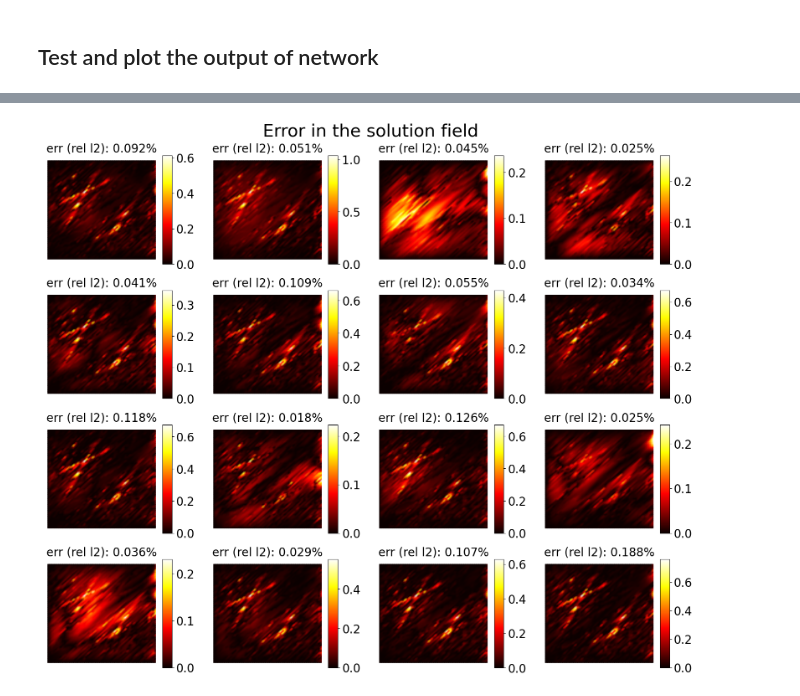
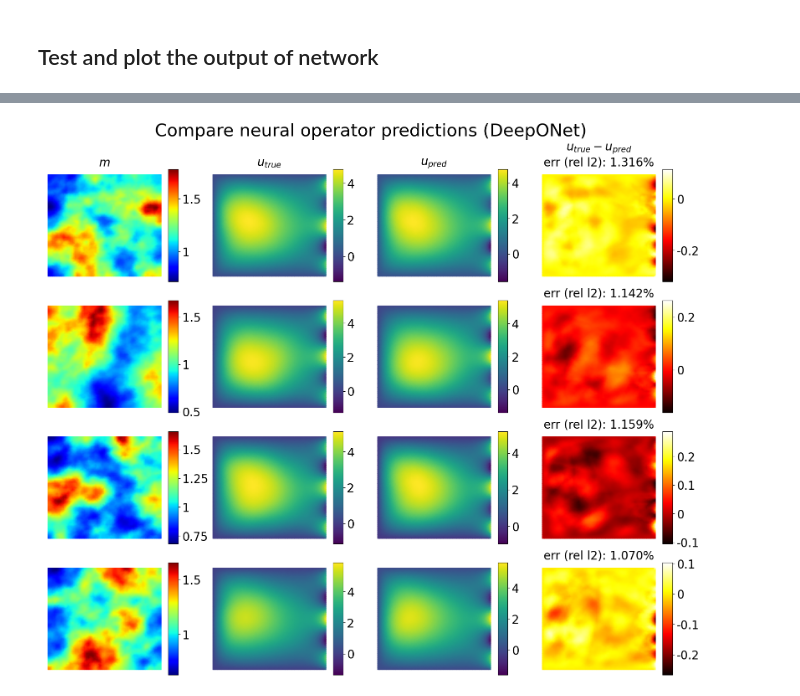
Before and after one commit to CEADpx/neural_operators, a Jupyter notebook: problems/poisson/DeepONet/method2.ipynb, the cells around one changed output, grey strips where cells are left out. Cells and saved outputs as stored; diff of their text form; code cells hidden in the pictures.

```diff
--- a/problems/poisson/DeepONet/method2.ipynb
+++ b/problems/poisson/DeepONet/method2.ipynb
@@ -86,4 +121,6 @@ model = DeepONet(num_layers, num_neurons, act_fn, num_br_outputs, num_tr_outputs
 # %%
 # Train
-model.train(train_data, test_data, batch_size=batch_size, epochs = epochs, lr = lr)
+model.train(train_data, test_data, batch_size=batch_size, \
+            epochs = epochs, lr = lr, \
+            save_model = True, save_epoch = 100)
 # %% [output]
@@ -125,2 +167,7 @@ plt.show()
 # %% [markdown]
 ## Test and plot the output of network
+# %%
+# load the model
+model = torch.load(model_save_file)
+print('Model loaded from:', model_save_file)
+print('Model:', model)
@@ -127,6 +192,6 @@ plt.show()
 # %%
 Y_test = test_data['Y_train']
-Y_test_pred = model.predict(test_data).detach().numpy()
+Y_test_pred = model.predict(test_data['X_train'], test_data['X_trunk']).detach().numpy()
 
 print('test_out shape: {}, test_pred shape: {}'.format(Y_test.shape, Y_test_pred.shape))
 
@@ -149,48 +204,77 @@ def get_FE_space(mesh_file = data_folder + 'LinearElasticity_u_mesh.xdmf', is_ve
+# %%
+def apply_dirichlet_bc(u, bc_value, bc_node_ids):
+    u[bc_node_ids] = bc_value
+    return u
 # %%
 rows, cols = 4, 4
 fs = 20
 fig, axs = plt.subplots(rows, cols, figsize=(16, 13))
 
 decode = True
+apply_dirichlet_bc_flag = True
 
-Vu = get_FE_space(data_folder + data_prefix + '_u_mesh.xdmf')
-Vm = get_FE_space(data_folder + data_prefix + '_m_mesh.xdmf')
+# row: m, u_true, u_pred, u_diff
+u_tags = [r'$m$', r'$u_{true}$', r'$u_{pred}$', r'$u_{true} - u_{pred}$']
+cmaps = ['jet', 'viridis', 'viridis', 'hot']
 
-Y_spatial_points = data.X_trunk
+nodes = data.X_trunk
 
 # randomly choose rows number of samples
-i_choices = np.random.choice(num_test, rows*cols, replace=False)
+i_choices = np.random.choice(num_test, rows, replace=False)
 
 for i in range(rows):
+
+    i_plot = i_choices[i]
+
+    i_pred = Y_test_pred[i_plot]
+    i_truth = Y_test[i_plot]
+    i_m_test = data.X_test[i_plot]
+    if decode:
+        i_pred = data.decoder_Y(i_pred)
+        i_truth = data.decoder_Y(i_truth)
+        i_m_test = data.decoder_X(i_m_test)
+    if apply_dirichlet_bc_flag:
+        i_pred = apply_dirichlet_bc(i_pred, 0.0, data.u_mesh_dirichlet_boundary_nodes)
+        # verify for i_truth
+        if np.abs(i_truth[data.u_mesh_dirichlet_boundary_nodes]).max() > 1.0e-9:
+            print('Warning: Dirichlet BC not applied to i_truth. Err : {}'.format(np.abs(i_truth[data.u_mesh_dirichlet_boundary_nodes]).max()))
+
+
+    i_diff = i_pred - i_truth
+    i_diff_norm = np.linalg.norm(i_diff) / np.linalg.norm(i_truth)
+    print('i_plot = {:5d}, error (rel l2): {:.3e}'.format(i_plot, i_diff_norm))
+
+    uvec = [i_m_test, i_truth, i_pred, i_diff]
+
     for j in range(cols):
-        i_plot = i_choices[i*cols + j]
 
-        i_pred = Y_test_pred[i_plot]
-        i_truth = Y_test[i_plot]
-        if decode:
-            i_pred = data.decoder_Y(i_pred)
-            i_truth = data.decoder_Y(i_truth)
-
-        i_diff = i_pred - i_truth
-        i_diff_norm = np.linalg.norm(i_diff) / np.linalg.norm(i_truth)
-        print('i_plot = {:5d}, error (rel l2): {:.3e}'.format(i_plot, i_diff_norm))
-
-        nodes = Y_spatial_points
-
-        cbar = field_plot_fenics(axs[i,j], i_diff, Vu, cmap = 'hot')
+        cbar = field_plot(axs[i,j], uvec[j], nodes, cmap = cmaps[j])
 
         divider = make_axes_locatable(axs[i,j])
         cax = divider.append_axes('right', size='8%', pad=0.03)
         cax.tick_params(labelsize=fs)
-        fig.colorbar(cbar, cax=cax, orientation='vertical')
 
-        err_str = 'err (rel l2): {:.3f}%'.format(i_diff_norm)
-        axs[i,j].set_title(err_str, fontsize=fs)
+        if j == 0 or j == cols - 1:
+            # format cbar ticks
+            kfmt = lambda x, pos: "{:g}".format(x)
+
+            cbar = fig.colorbar(cbar, cax=cax, orientation='vertical', format = kfmt)
+        else:
+            cbar = fig.colorbar(cbar, cax=cax, orientation='vertical')
+
+        if i == 0 and j < cols - 1:
+            axs[i,j].set_title(u_tags[j], fontsize=fs)
+
+        if j == cols - 1:
+            err_str = 'err (rel l2): {:.3f}%'.format(i_diff_norm*100)
+            if i == 0:
+                err_str = u_tags[j] + '\n' + err_str
+            axs[i,j].set_title(err_str, fontsize=fs)
 
         axs[i,j].axis('off')
 
 fig.tight_layout()
-fig.suptitle('Error in the solution field', fontsize=1.5*fs, y=1.025)
-fig.savefig(results_dir+'sample_error_plots.png',  bbox_inches='tight')
+fig.suptitle('Compare neural operator predictions ({})'.format(model.name), fontsize=1.5*fs, y=1.025)
+fig.savefig(results_dir+'neural_operator_prediction_comparison.png',  bbox_inches='tight')
 plt.show()
 # %% [output]
@@ -213 +285 @@ i_plot =    30, error (rel l2): 1.876e-01
-[figure, old version]
+[figure, new version]
```
Also changed, not shown: parts of 14 cells of this notebook, 41 other files.
